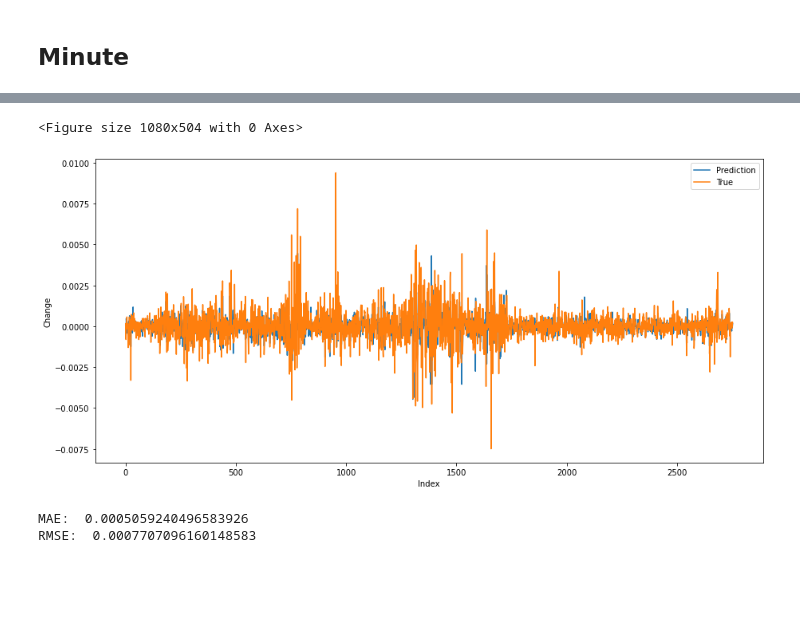
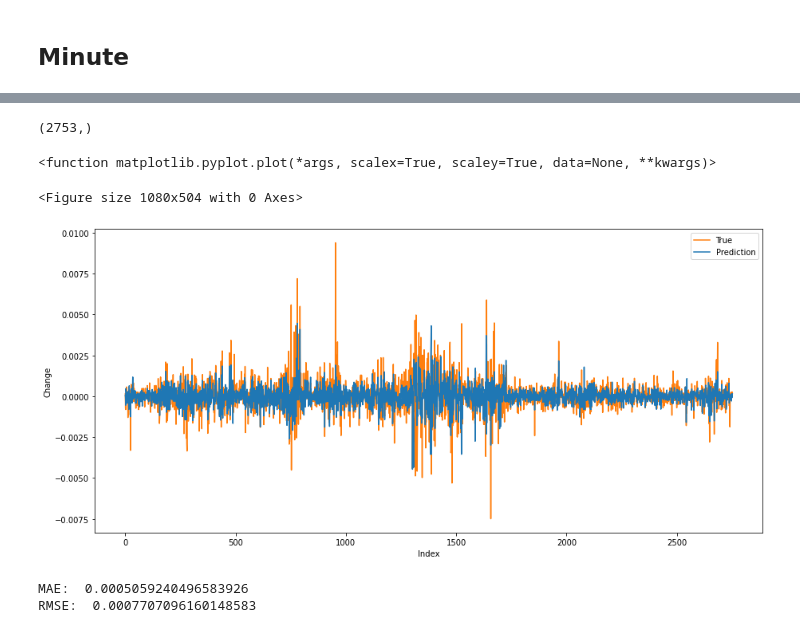
Before and after one commit to MGaulia/PD, a Jupyter notebook: 5 Linear Regression.ipynb, the cells around one changed output, grey strips where cells are left out. Cells and saved outputs as stored; diff of their text form; code cells hidden in the pictures; blank space fills up the shorter version.

```diff
--- a/5 Linear Regression.ipynb
+++ b/5 Linear Regression.ipynb
@@ -140,17 +135,25 @@ Covariance Type:            nonrobust
 [2] Standard Errors assume that the covariance matrix of the errors is correctly specified.
 [3] The condition number is large, 6.27e+04. This might indicate that there are
 strong multicollinearity or other numerical problems.
+# %%
+minutetesty.shape
+# %% [output]
+(2753,)
+# %%
+plt.plot
+# %% [output]
+<function matplotlib.pyplot.plot(*args, scalex=True, scaley=True, data=None, **kwargs)>
 # %%
 pred = pd.DataFrame({"Prediction": minutemodel.predict(minutetestx), "True":minutetesty})
 plt.figure(figsize=(15, 7))
-ax = pred.plot(figsize=(15, 7))
+ax = pred[['True', 'Prediction']].plot(figsize=(15, 7), color = ['tab:orange','tab:blue'])
 ax.set(xlabel='Index', ylabel='Change')
 plt.savefig('images/minute_linreg_plot.pdf', format = "pdf", dpi = 300,bbox_inches='tight')
 plt.savefig('images/minute_linreg_plot.jpg', format = "jpg", dpi = 300,bbox_inches='tight')
 plt.show()
 # %% [output]
 <Figure size 1080x504 with 0 Axes>
-[figure, old version]
+[figure, new version]
 # %%
 get_metrics(pred)
 # %% [output]
```
Also changed, not shown: parts of 4 cells of this notebook, 2 other files.
